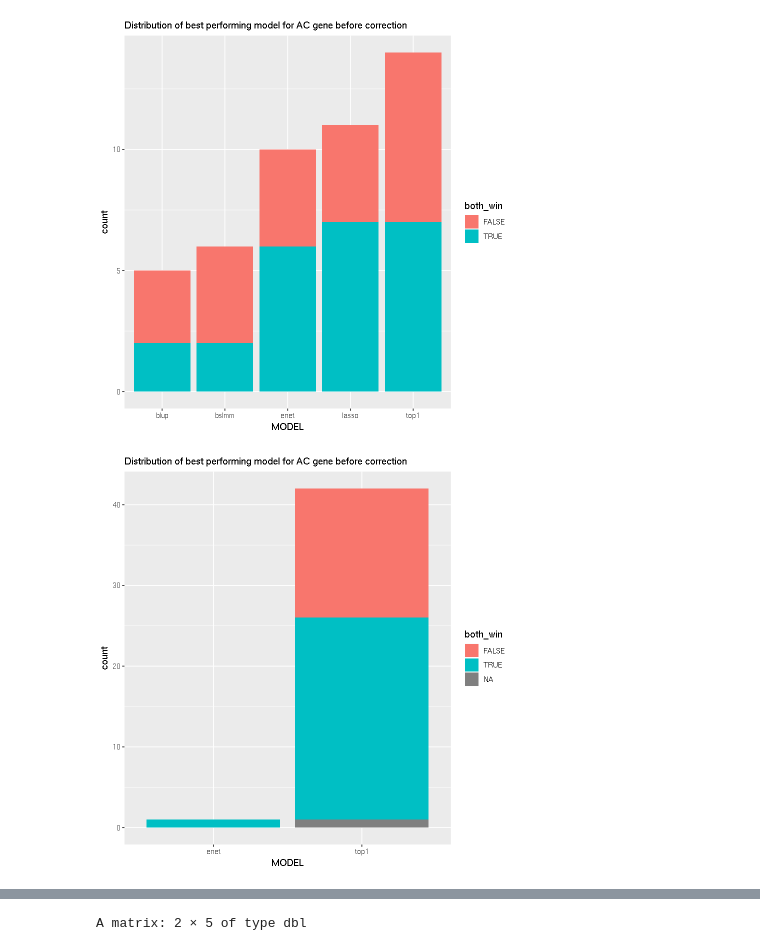
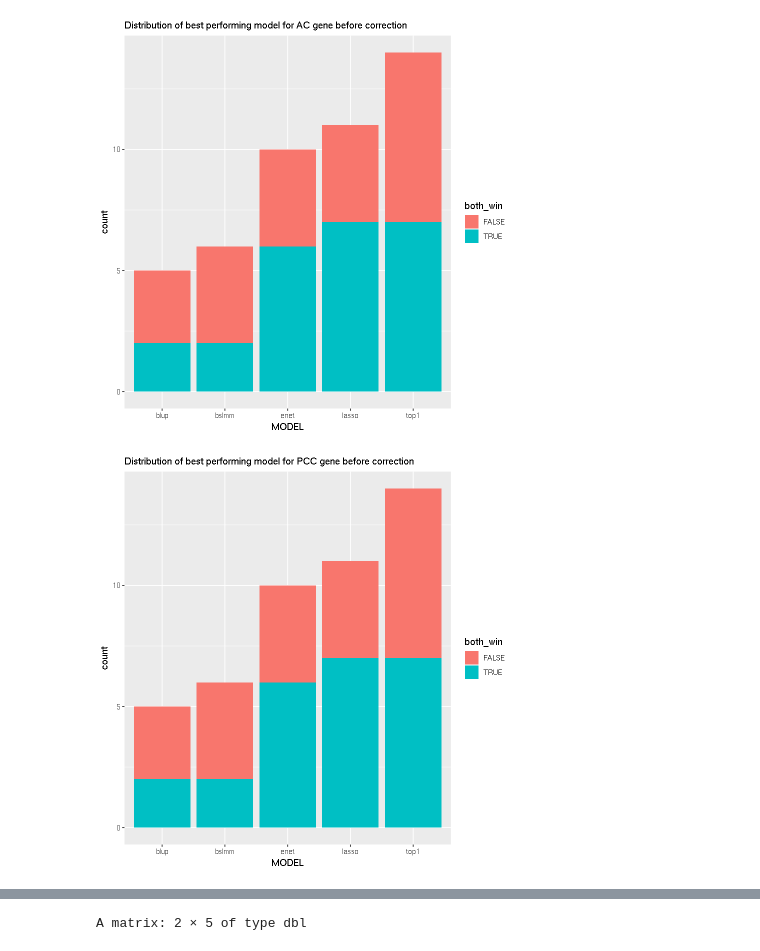
Before and after one commit to gaow/neuro-twas, a Jupyter notebook: Analysis/ROSMAP_TWAS/Diag_of_CV.ipynb, the cells around one changed output, grey strips where cells are left out. Saved outputs shown, nothing was run; the diff lists cells and outputs as text; code cells hidden in the pictures.

Commit message:
New Analysis

```diff
--- a/Analysis/ROSMAP_TWAS/Diag_of_CV.ipynb
+++ b/Analysis/ROSMAP_TWAS/Diag_of_CV.ipynb
@@ -509,7 +528,7 @@ working = working%>%mutate(
   r2_ac = map_dbl(model,~.x$r2[1]%>%round(3)),
   r2_PCC = map_dbl(model,~.x$r2[2]%>%round(3)),
   r2_DLPFC = map_dbl(model,~.x$r2[3]%>%round(3)),
- pval_ac = map_dbl(model,~.x$pval[1]%>%p.adjust( method = "fdr")),
- pval_PCC = map_dbl(model,~.x$pval[2]%>%p.adjust( method = "fdr")),
- pval_DLPFC = map_dbl(model,~.x$pval[3]%>%p.adjust( method = "fdr"))
+ pval_ac = map_dbl(model,~.x$pval[1]),
+ pval_PCC = map_dbl(model,~.x$pval[2]),
+ pval_DLPFC = map_dbl(model,~.x$pval[3])
 )
@@ -538,6 +557,19 @@ analysis = tmp%>%mutate(
   result_data = map(Proj_Name,~read_delim(paste(dir,.x,"/result/all_result.txt",sep = ""),delim = "\t")%>%filter(FILE!="FILE")),
   result_data_TWAS = map(result_data,~.x%>%filter(!is.na(BEST.GWAS.ID))%>%select(-FILE)%>%mutate(
       MODELCV.R2 = as.numeric(MODELCV.R2),
+      MODELCV.PV = as.numeric(MODELCV.PV) ,TWAS.P.Adj = p.adjust(TWAS.P, method = "fdr"))),
+        twas_gene = map(result_data_TWAS,~.x$ID),
+        psed_gene = map(result_data_TWAS,~.x%>%filter(TWAS.P.Adj<0.05)),
+        r2 = map(result_data_TWAS,~.x%>%pull(MODELCV.R2)%>%as.numeric%>%na.omit()%>%mean()),
+        pval = map(result_data_TWAS,~.x%>%pull(MODELCV.PV)%>%as.numeric%>%na.omit()%>%mean())
+)
+
+
+
+analysis_arch = tmp%>%mutate(
+  result_data = map(Proj_Name,~read_delim(paste(dir,.x,"/result_arch/all_result.txt",sep = ""),delim = "\t")%>%filter(FILE!="FILE")),
+  result_data_TWAS = map(result_data,~.x%>%filter(!is.na(BEST.GWAS.ID))%>%select(-FILE)%>%mutate(
+      MODELCV.R2 = as.numeric(MODELCV.R2),
       MODELCV.PV = p.adjust(as.numeric(MODELCV.PV), method = "fdr") ,TWAS.P.Adj = p.adjust(TWAS.P, method = "fdr"))),
         twas_gene = map(result_data_TWAS,~.x$ID),
         psed_gene = map(result_data_TWAS,~.x%>%filter(TWAS.P.Adj<0.05)),
@@ -617,16 +646,34 @@ analysis_comp = analysis%>%select(Proj_Name,twas_gene,result_data_TWAS,r2,pval)%
     susie_r2 = map2(twas_gene,idx, ~ ((working%>%filter(ID %in% .x)%>%select(ID,n_of_cs,pval_ac,pval_PCC,pval_DLPFC,r2_ac,r2_PCC,r2_DLPFC))[,c(1,2+3+.y)])),
     susie_pval = map2(twas_gene,idx, ~ ((working%>%filter(ID %in% .x)%>%select(ID,n_of_cs,pval_ac,pval_PCC,pval_DLPFC,r2_ac,r2_PCC,r2_DLPFC))[,c(1,2+.y)])),
     sum_data = map2(result_data_TWAS,susie_r2, ~ inner_join(.x,.y )%>%
-                    mutate(r2_more = .[,ncol(.)] > MODELCV.R2%>%as.numeric() )),
+                    mutate(r2_more = .[,ncol(.)] >= MODELCV.R2%>%as.numeric() )),
     sum_data = map2(sum_data,susie_pval, ~ inner_join(.x,.y )%>%
-                    mutate(pv_less = .[,ncol(.)] < MODELCV.PV%>%as.numeric() )),
+                    mutate(pv_less = .[,ncol(.)] <= MODELCV.PV%>%as.numeric() )),
     sum_data = map(sum_data,~.x%>%
                    mutate(both_win = (r2_more & pv_less) ) ),
     pcnt_pv_win = map_dbl(sum_data, ~.x%>%pull(pv_less)%>%na.omit%>%mean()  ),
     pcnt_r2_win = map_dbl(sum_data, ~.x%>%pull(r2_more)%>%na.omit%>%mean()  ),
     pcnt_both_win = map_dbl(sum_data, ~.x%>%filter(both_win )%>%nrow()/nrow(.x) )
     )%>%select(-twas_gene,-idx)
-analysis_comp%>%select(Proj_Name,pcnt_pv_win,pcnt_r2_win,pcnt_both_win)
+analysis_comp%>%mutate(tissue =  c("AC","DLPFC","PCC"))%>%select(tissue,pcnt_pv_win,pcnt_r2_win,pcnt_both_win)
+
+
+
+analysis_comp_arch = analysis_arch%>%select(Proj_Name,twas_gene,result_data_TWAS,r2,pval)%>%mutate(
+    idx = c(1,3,2),
+    susie_r2 = map2(twas_gene,idx, ~ ((working%>%filter(ID %in% .x)%>%select(ID,n_of_cs,pval_ac,pval_PCC,pval_DLPFC,r2_ac,r2_PCC,r2_DLPFC))[,c(1,2+3+.y)])),
+    susie_pval = map2(twas_gene,idx, ~ ((working%>%filter(ID %in% .x)%>%select(ID,n_of_cs,pval_ac,pval_PCC,pval_DLPFC,r2_ac,r2_PCC,r2_DLPFC))[,c(1,2+.y)])),
+    sum_data = map2(result_data_TWAS,susie_r2, ~ inner_join(.x,.y )%>%
+                    mutate(r2_more = .[,ncol(.)] >=  MODELCV.R2%>%as.numeric() )),
+    sum_data = map2(sum_data,susie_pval, ~ inner_join(.x,.y )%>%
+                    mutate(pv_less = .[,ncol(.)]  <= MODELCV.PV%>%as.numeric() )),
+    sum_data = map(sum_data,~.x%>%
+                   mutate(both_win = (r2_more & pv_less) ) ),
+    pcnt_pv_win = map_dbl(sum_data, ~.x%>%pull(pv_less)%>%na.omit%>%mean()  ),
+    pcnt_r2_win = map_dbl(sum_data, ~.x%>%pull(r2_more)%>%na.omit%>%mean()  ),
+    pcnt_both_win = map_dbl(sum_data, ~.x%>%filter(both_win )%>%nrow()/nrow(.x) )
+    )%>%select(-twas_gene,-idx)
+analysis_comp_arch%>%select(Proj_Name,pcnt_pv_win,pcnt_r2_win,pcnt_both_win)
 # %% [output]
 Joining, by = "ID"
 
@@ -696,7 +758,7 @@ analysis_comp$sum_data[[1]]%>%filter()%>%ggplot(aes(x = MODEL, fill = both_win))
 # %% [output]
 [figure]
 # %%
-analysis_comp$sum_data[[3]]%>%filter()%>%ggplot(aes(x = MODEL, fill = both_win))+geom_bar()+ggtitle("Distribution of best performing model for AC gene before correction")
+analysis_comp$sum_data[[1]]%>%filter()%>%ggplot(aes(x = MODEL, fill = both_win))+geom_bar()+ggtitle("Distribution of best performing model for PCC gene before correction")
 # %% [output]
-[figure, old version]
+[figure, new version]
 # %%
```
Also changed, not shown: parts of 25 cells of this notebook, 8 other files.
